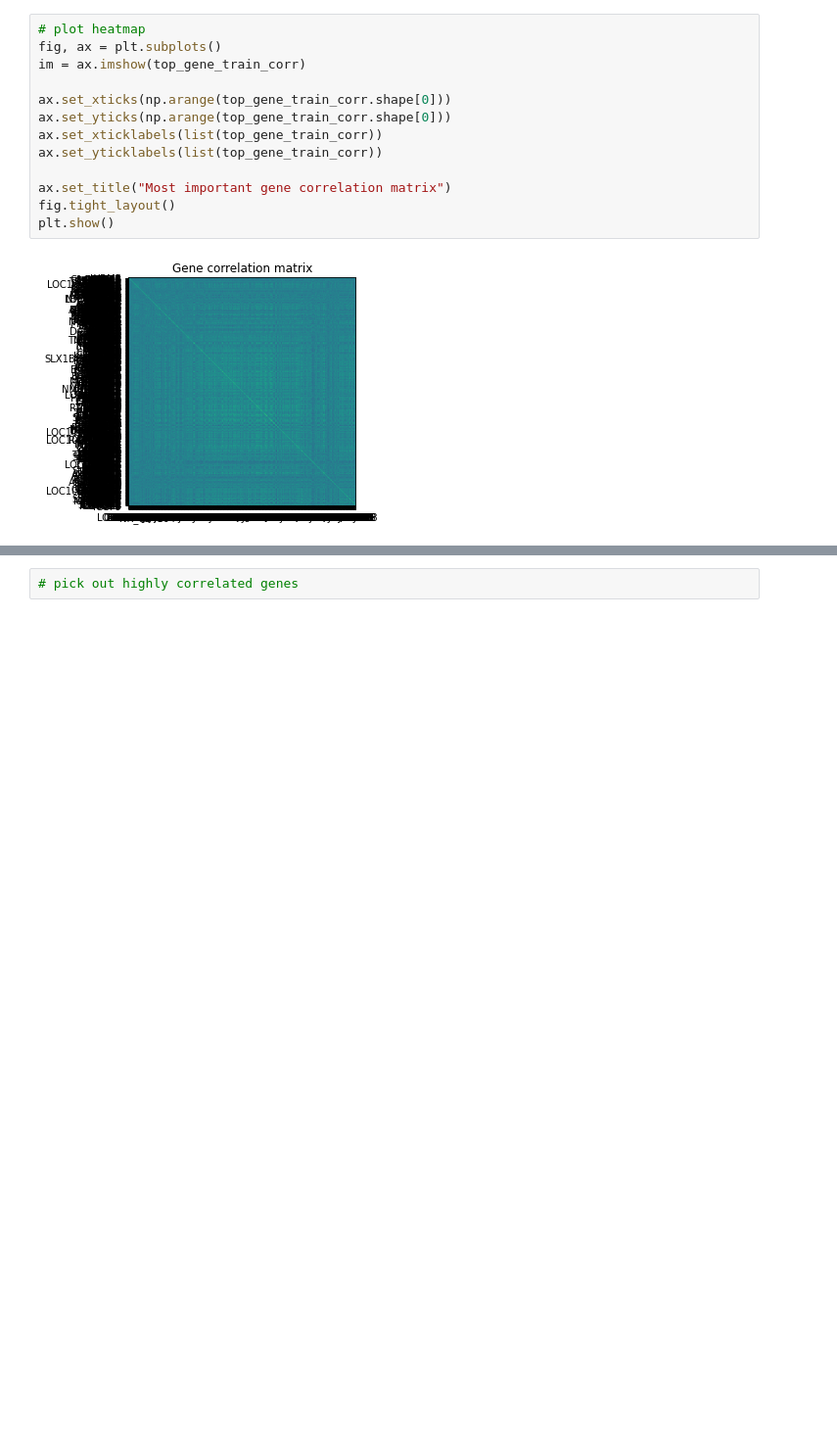
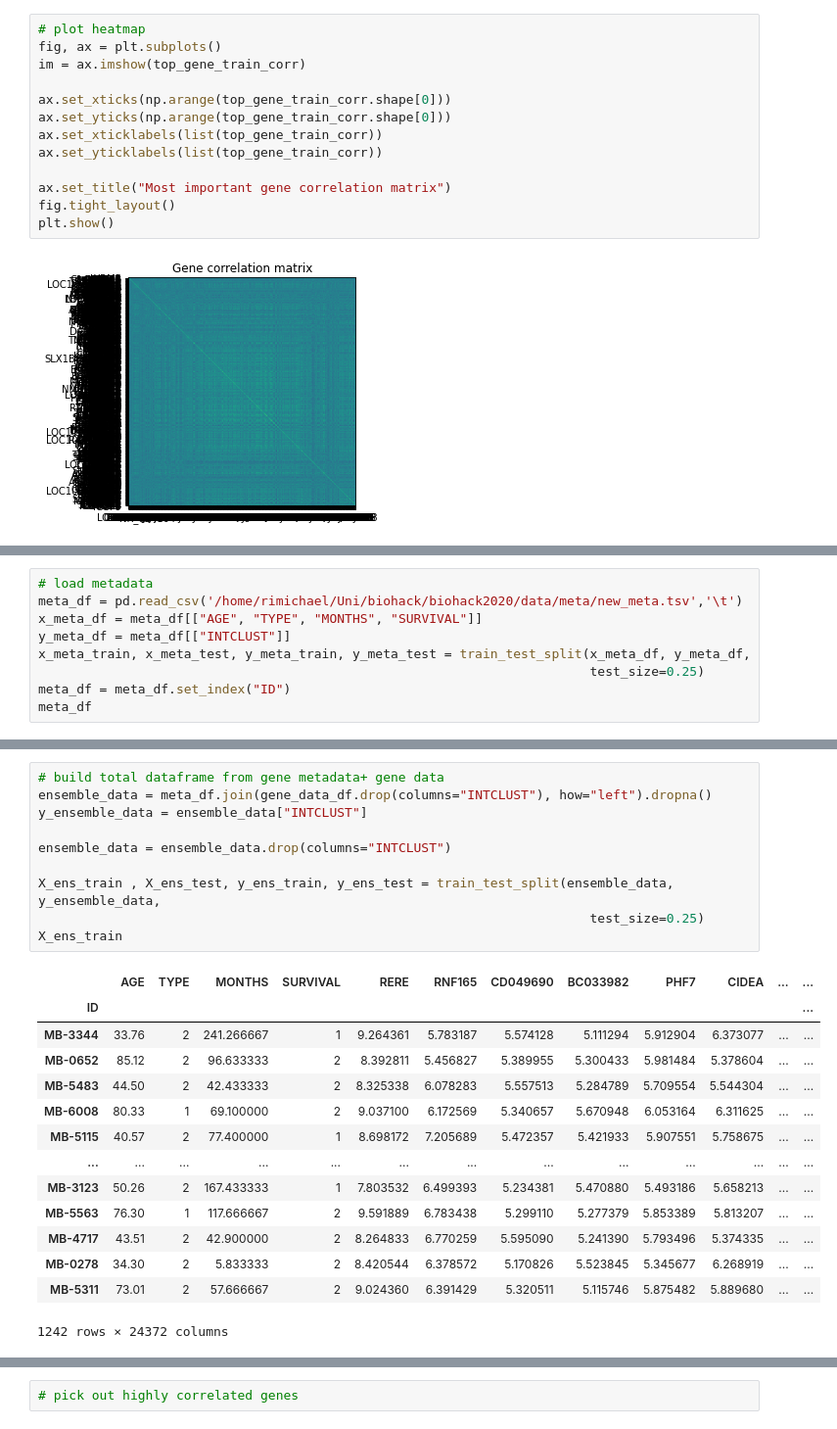
Before and after one commit to RMichae1/biohack2020, a Jupyter notebook: modeling.ipynb, the cells around one changed output, grey strips where cells are left out. Shown at 98% size. Drawn from its saved outputs; the diff is of its cells as text; blank space fills up the shorter version.

Commit message:
added tcga refitted model with less gene features

```diff
--- a/modeling.ipynb
+++ b/modeling.ipynb
@@ -383,0 +436,9 @@ Fitting 5 folds for each of 6 candidates, totalling 30 fits
+# %%
+# load metadata
+meta_df = pd.read_csv('/home/rimichael/Uni/biohack/biohack2020/data/meta/new_meta.tsv','\t')
+x_meta_df = meta_df[["AGE", "TYPE", "MONTHS", "SURVIVAL"]]
+y_meta_df = meta_df[["INTCLUST"]]
+x_meta_train, x_meta_test, y_meta_train, y_meta_test = train_test_split(x_meta_df, y_meta_df,
+                                                                        test_size=0.25)
+meta_df = meta_df.set_index("ID")
+meta_df
@@ -383,0 +476,25 @@ Fitting 5 folds for each of 6 candidates, totalling 30 fits
+# %%
+# build total dataframe from gene metadata+ gene data
+ensemble_data = meta_df.join(gene_data_df.drop(columns="INTCLUST"), how="left").dropna()
+y_ensemble_data = ensemble_data["INTCLUST"]
+
+ensemble_data = ensemble_data.drop(columns="INTCLUST")
+
+X_ens_train , X_ens_test, y_ens_train, y_ens_test = train_test_split(ensemble_data, y_ensemble_data,
+                                                                        test_size=0.25)
+X_ens_train
+# %% [output]
+|  | AGE | TYPE | MONTHS | SURVIVAL | RERE | RNF165 | CD049690 | BC033982 | PHF7 | CIDEA | ... | ... |
+| ID |  |  |  |  |  |  |  |  |  |  |  | ... |
+| MB-3344 | 33.76 | 2 | 241.266667 | 1 | 9.264361 | 5.783187 | 5.574128 | 5.111294 | 5.912904 | 6.373077 | ... | ... |
+| MB-0652 | 85.12 | 2 | 96.633333 | 2 | 8.392811 | 5.456827 | 5.389955 | 5.300433 | 5.981484 | 5.378604 | ... | ... |
+| MB-5483 | 44.50 | 2 | 42.433333 | 2 | 8.325338 | 6.078283 | 5.557513 | 5.284789 | 5.709554 | 5.544304 | ... | ... |
+| MB-6008 | 80.33 | 1 | 69.100000 | 2 | 9.037100 | 6.172569 | 5.340657 | 5.670948 | 6.053164 | 6.311625 | ... | ... |
+| MB-5115 | 40.57 | 2 | 77.400000 | 1 | 8.698172 | 7.205689 | 5.472357 | 5.421933 | 5.907551 | 5.758675 | ... | ... |
+| ... | ... | ... | ... | ... | ... | ... | ... | ... | ... | ... | ... | ... |
+| MB-3123 | 50.26 | 2 | 167.433333 | 1 | 7.803532 | 6.499393 | 5.234381 | 5.470880 | 5.493186 | 5.658213 | ... | ... |
+| MB-5563 | 76.30 | 1 | 117.666667 | 2 | 9.591889 | 6.783438 | 5.299110 | 5.277379 | 5.853389 | 5.813207 | ... | ... |
+| MB-4717 | 43.51 | 2 | 42.900000 | 2 | 8.264833 | 6.770259 | 5.595090 | 5.241390 | 5.793496 | 5.374335 | ... | ... |
+| MB-0278 | 34.30 | 2 | 5.833333 | 2 | 8.420544 | 6.378572 | 5.170826 | 5.523845 | 5.345677 | 6.268919 | ... | ... |
+| MB-5311 | 73.01 | 2 | 57.666667 | 2 | 9.024360 | 6.391429 | 5.320511 | 5.115746 | 5.875482 | 5.889680 | ... | ... |
+1242 rows × 24372 columns
```
Also changed, not shown: parts of 36 cells of this notebook.
